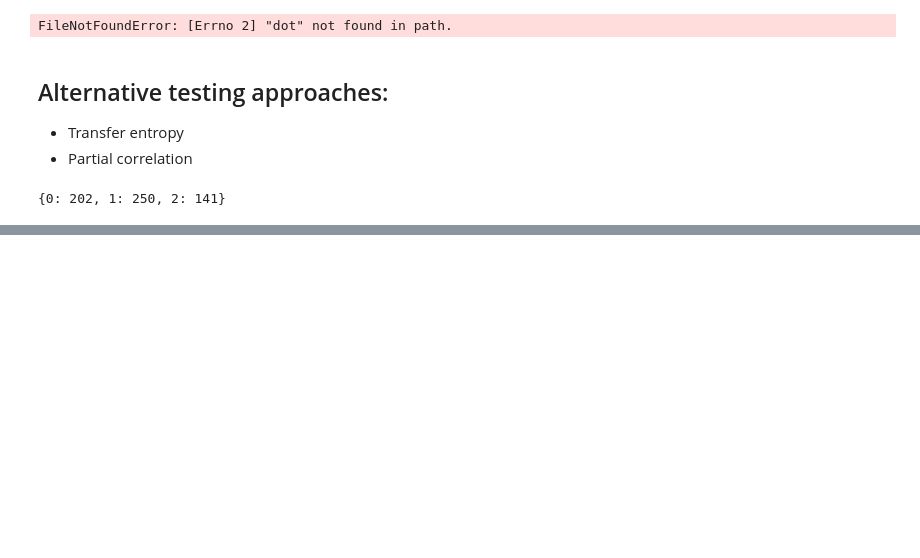
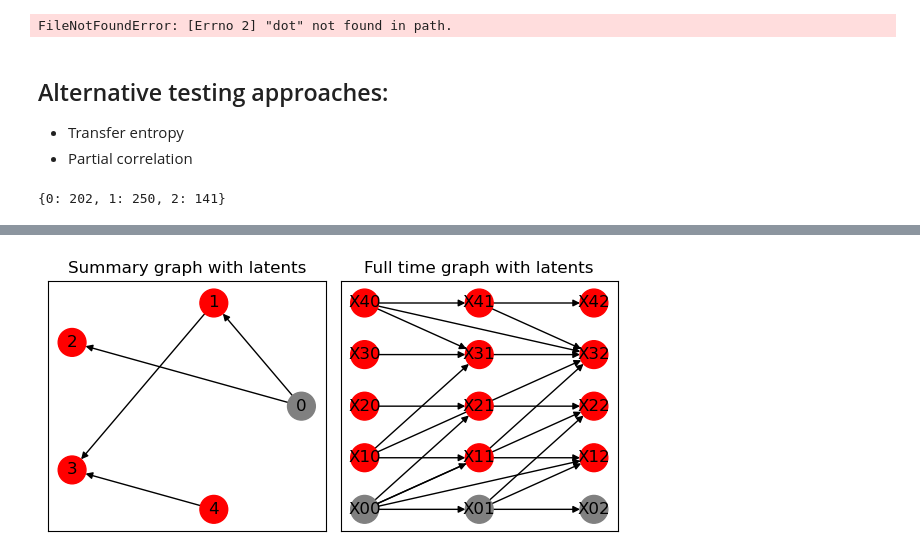
Before and after one commit to ungvilde/Causal-discovery, a Jupyter notebook: causaldiscovery_FCI.ipynb, the cells around one changed output, grey strips where cells are left out. Drawn from its saved outputs; the diff is of its cells as text; code cells hidden in the pictures; blank space fills up the shorter version.

```diff
--- a/causaldiscovery_FCI.ipynb
+++ b/causaldiscovery_FCI.ipynb
@@ -494,0 +519,14 @@ Graph Edges:
+# %%
+# visualisation of one of the networks generated
+fig, ax = plt.subplots(1, 2, figsize=(6, 3))
+nx.draw_networkx(summary_graph, arrows=True,
+                 ax=ax[0], with_labels=True,
+                 node_size=400, alpha=1, node_color=node_color,
+                pos=nx.circular_layout(summary_graph))
+ax[0].set_title("Summary graph with latents")
+nx.draw_networkx(fulltime_graph, pos=pos, labels=time_label, node_size=400,ax=ax[1], node_color=fulltime_node_color)
+ax[1].set_title("Full time graph with latents")
+plt.tight_layout()
+plt.show()
+# %% [output]
+[figure, added]
```
Also changed, not shown: parts of 15 cells of this notebook, 5 other files.
